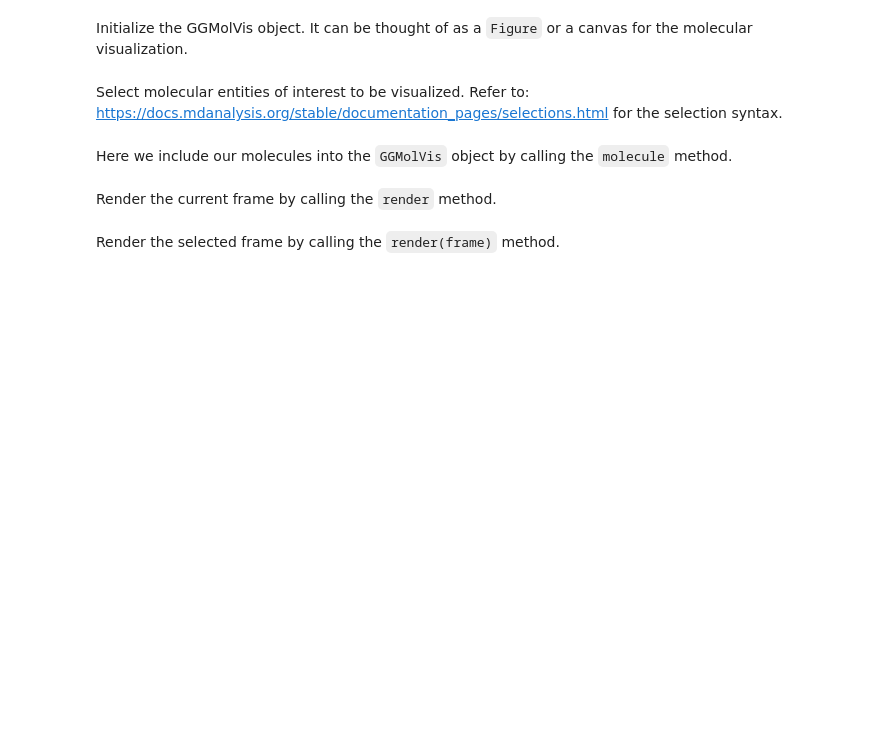
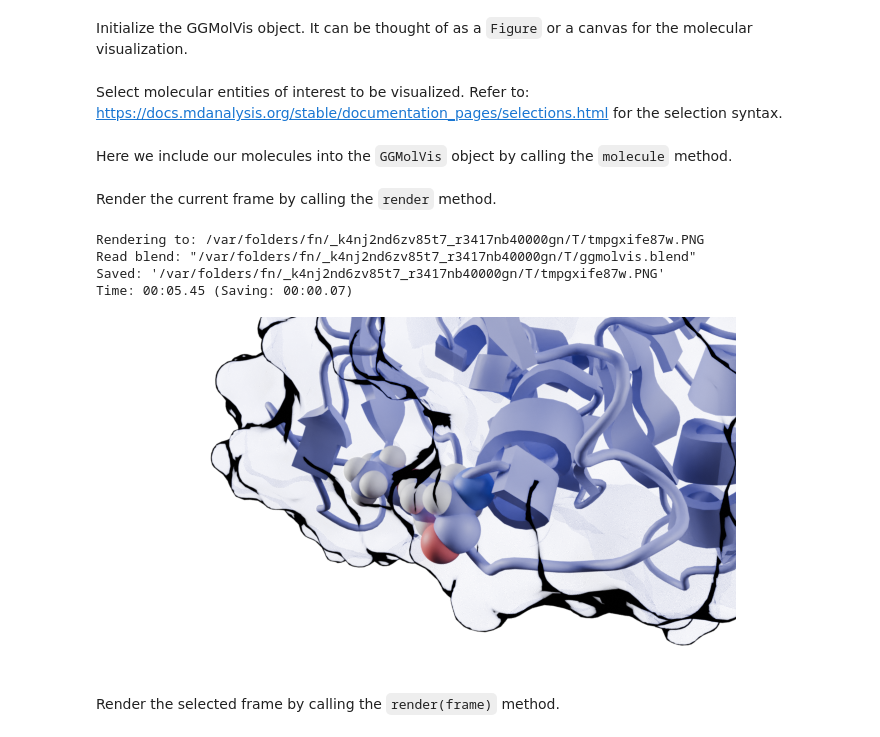
Before and after one commit to yuxuanzhuang/ggmolvis, a Jupyter notebook: examples/ggmolvis_basic.ipynb, the cells around one changed output. Cells and saved outputs as stored; diff of their text form; code cells hidden in the pictures; blank space fills up the shorter version.

```diff
--- a/examples/ggmolvis_basic.ipynb
+++ b/examples/ggmolvis_basic.ipynb
@@ -58,3 +55,11 @@ residue_mol.render()
+# %%
+ggmv.render(residue_mol)
+# %% [output]
+Rendering to: /var/folders/fn/_k4nj2nd6zv85t7_r3417nb40000gn/T/tmpgxife87w.PNG
+Read blend: "/var/folders/fn/_k4nj2nd6zv85t7_r3417nb40000gn/T/ggmolvis.blend"
+Saved: '/var/folders/fn/_k4nj2nd6zv85t7_r3417nb40000gn/T/tmpgxife87w.PNG'
+Time: 00:05.45 (Saving: 00:00.07)
+[figure, added]
 # %% [markdown]
 Render the selected frame by calling the `render(frame)` method.
 # %%
```
Also changed, not shown: parts of 16 cells of this notebook, 5 other files.
